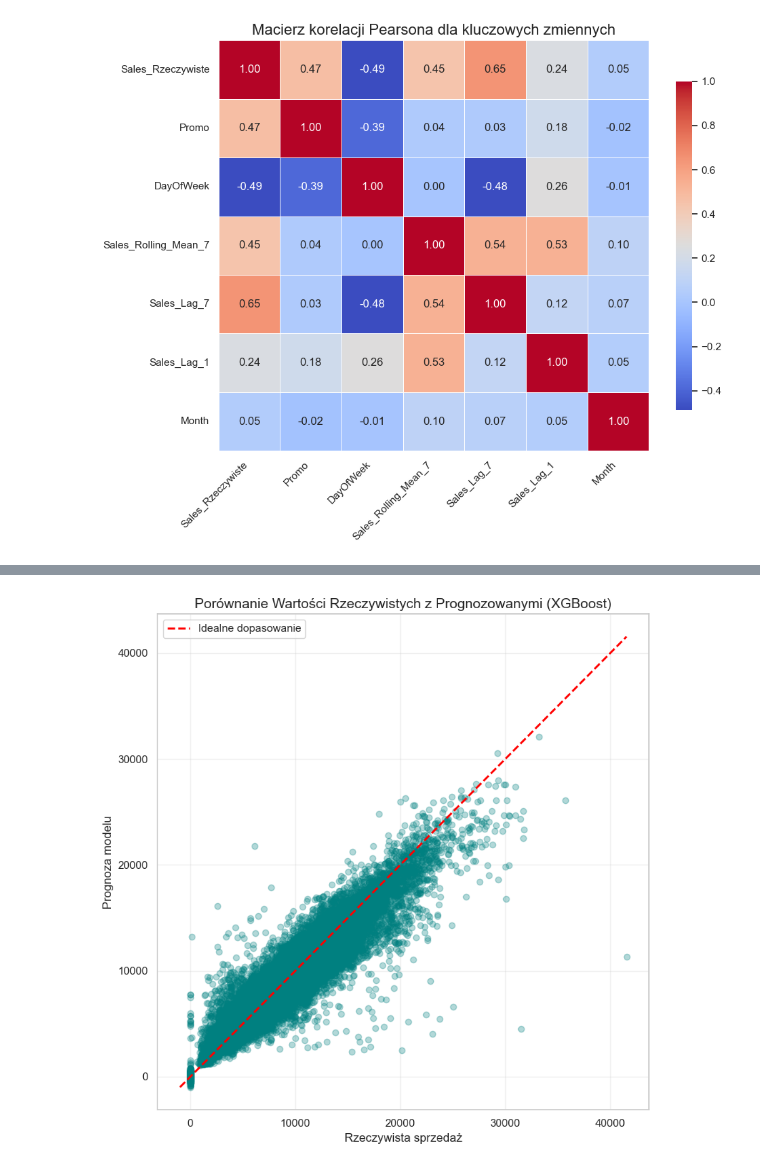
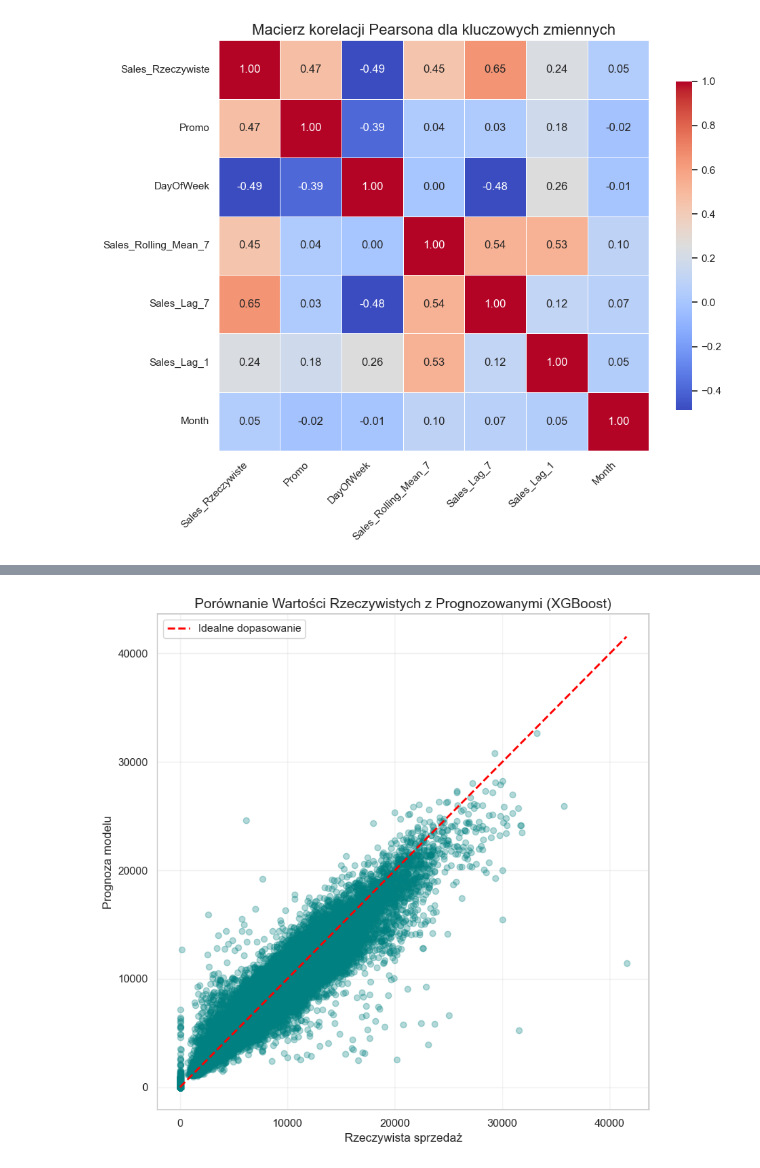
Before and after one commit to Krzysztoff94/Praca_Magisterska, a Jupyter notebook: Rossmann.ipynb, the cells around one changed output, grey strips where cells are left out. Saved outputs shown, nothing was run; the diff lists cells and outputs as text; code cells hidden in the pictures.

```diff
--- a/Rossmann.ipynb
+++ b/Rossmann.ipynb
@@ -343,24 +425,24 @@ plt.show()
 # %%
 import matplotlib.pyplot as plt
 import numpy as np
 
-y_pred = xgb_model.predict(X_test)
+y_pred = xgb_preds
 
 plt.figure(figsize=(8, 8))
 plt.scatter(y_test.values, y_pred, alpha=0.3, color='teal')
 
 min_val = min(np.min(y_test.values), np.min(y_pred))
 max_val = max(np.max(y_test.values), np.max(y_pred))
 plt.plot([min_val, max_val], [min_val, max_val], color='red', linestyle='--', linewidth=2, label='Idealne dopasowanie')
 
 plt.title('Porównanie Wartości Rzeczywistych z Prognozowanymi (XGBoost)', fontsize=14)
 plt.xlabel('Rzeczywista sprzedaż', fontsize=12)
 plt.ylabel('Prognoza modelu', fontsize=12)
 plt.legend()
 plt.grid(True, alpha=0.3)
 plt.tight_layout()
 
 plt.savefig('Scatter_Prognoza.png', dpi=300, bbox_inches='tight')
 plt.show()
 # %% [output]
-[figure, old version]
+[figure, new version]
```
Also changed, not shown: parts of 8 cells of this notebook, 1 other file.
